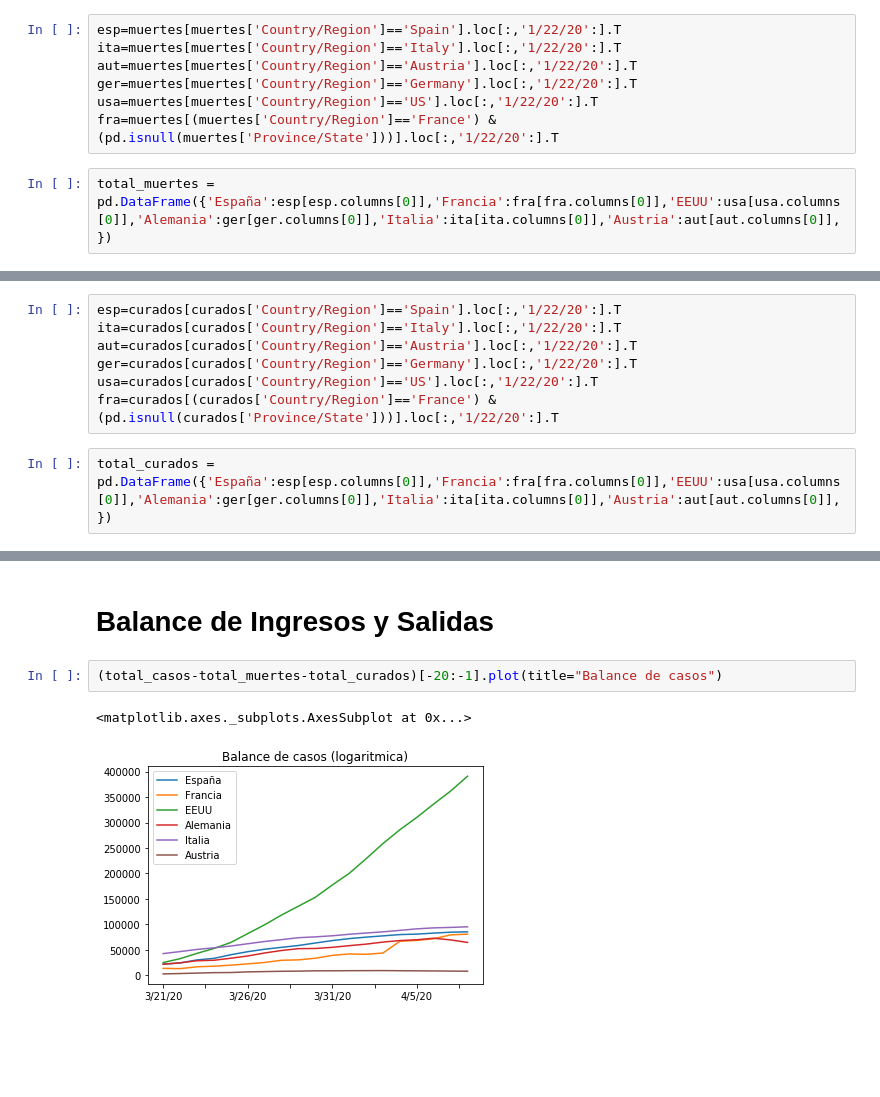
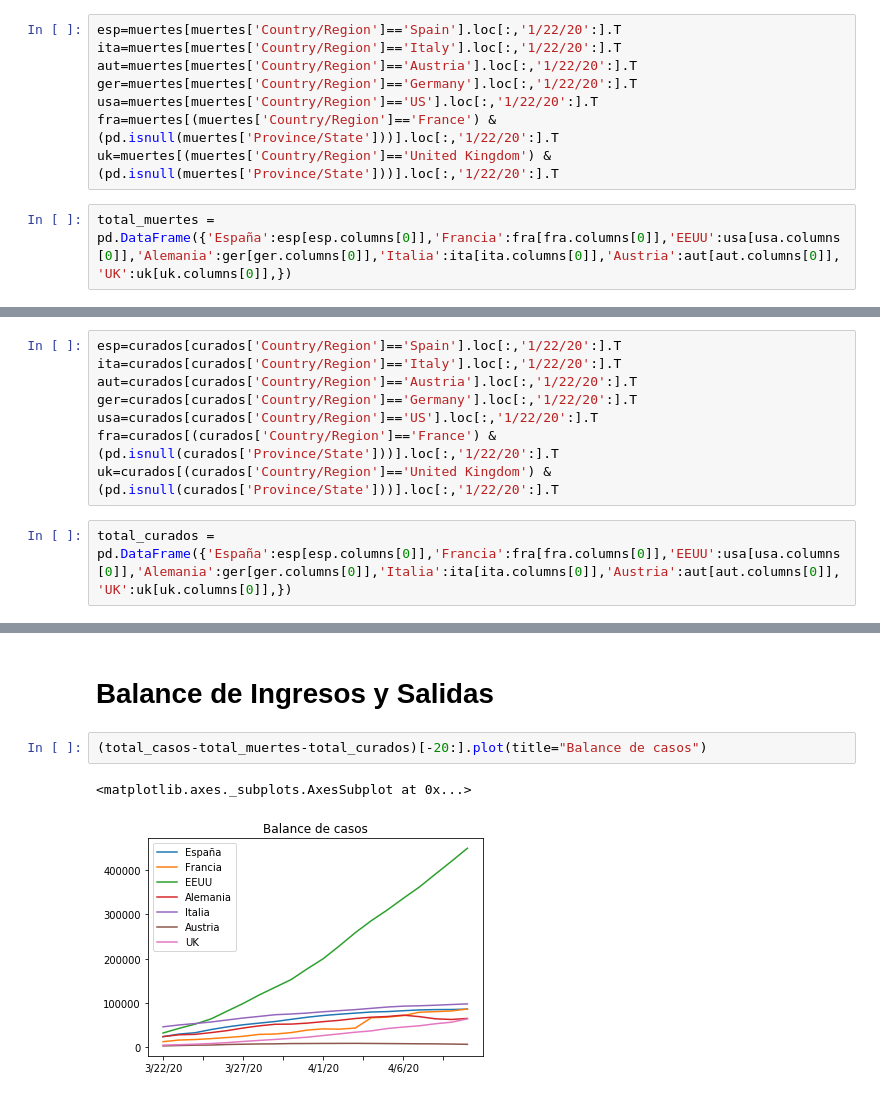
Before and after one commit to eugeniogarcia/python, a Jupyter notebook: AI notebooks/Datasets/Covid-19.ipynb, the cells around one changed output, grey strips where cells are left out. Drawn from its saved outputs; the diff is of its cells as text; blank space fills up the shorter version.

```diff
--- a/AI notebooks/Datasets/Covid-19.ipynb
+++ b/AI notebooks/Datasets/Covid-19.ipynb
@@ -112,8 +113,9 @@ aut=muertes[muertes['Country/Region']=='Austria'].loc[:,'1/22/20':].T
 ger=muertes[muertes['Country/Region']=='Germany'].loc[:,'1/22/20':].T
 usa=muertes[muertes['Country/Region']=='US'].loc[:,'1/22/20':].T
 fra=muertes[(muertes['Country/Region']=='France') & (pd.isnull(muertes['Province/State']))].loc[:,'1/22/20':].T
+uk=muertes[(muertes['Country/Region']=='United Kingdom') & (pd.isnull(muertes['Province/State']))].loc[:,'1/22/20':].T
 # %%
-total_muertes = pd.DataFrame({'España':esp[esp.columns[0]],'Francia':fra[fra.columns[0]],'EEUU':usa[usa.columns[0]],'Alemania':ger[ger.columns[0]],'Italia':ita[ita.columns[0]],'Austria':aut[aut.columns[0]],})
+total_muertes = pd.DataFrame({'España':esp[esp.columns[0]],'Francia':fra[fra.columns[0]],'EEUU':usa[usa.columns[0]],'Alemania':ger[ger.columns[0]],'Italia':ita[ita.columns[0]],'Austria':aut[aut.columns[0]],'UK':uk[uk.columns[0]],})
 # %%
 total_muertes.tail()
 # %% [output]
@@ -130,8 +132,9 @@ aut=curados[curados['Country/Region']=='Austria'].loc[:,'1/22/20':].T
 ger=curados[curados['Country/Region']=='Germany'].loc[:,'1/22/20':].T
 usa=curados[curados['Country/Region']=='US'].loc[:,'1/22/20':].T
 fra=curados[(curados['Country/Region']=='France') & (pd.isnull(curados['Province/State']))].loc[:,'1/22/20':].T
+uk=curados[(curados['Country/Region']=='United Kingdom') & (pd.isnull(curados['Province/State']))].loc[:,'1/22/20':].T
 # %%
-total_curados = pd.DataFrame({'España':esp[esp.columns[0]],'Francia':fra[fra.columns[0]],'EEUU':usa[usa.columns[0]],'Alemania':ger[ger.columns[0]],'Italia':ita[ita.columns[0]],'Austria':aut[aut.columns[0]],})
+total_curados = pd.DataFrame({'España':esp[esp.columns[0]],'Francia':fra[fra.columns[0]],'EEUU':usa[usa.columns[0]],'Alemania':ger[ger.columns[0]],'Italia':ita[ita.columns[0]],'Austria':aut[aut.columns[0]],'UK':uk[uk.columns[0]],})
 # %%
 total_curados.tail()
 # %% [output]
@@ -254,8 +247,8 @@ total_muertes.apply(delta)['España'][-20:-1].plot(title="Fallecidos por dia")
 # %% [markdown]
 # Balance de Ingresos y Salidas
 # %%
-(total_casos-total_muertes-total_curados)[-20:-1].plot(title="Balance de casos")
+(total_casos-total_muertes-total_curados)[-20:].plot(title="Balance de casos")
 # %% [output]
 <matplotlib.axes._subplots.AxesSubplot at 0x...>
-[figure, old version]
+[figure, new version]
 # %%
```
Also changed, not shown: parts of 25 cells of this notebook, 2 other files.
